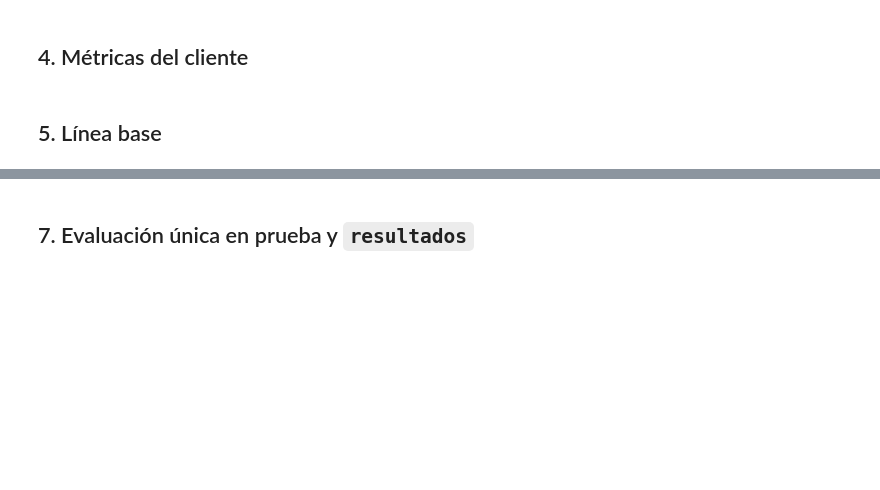
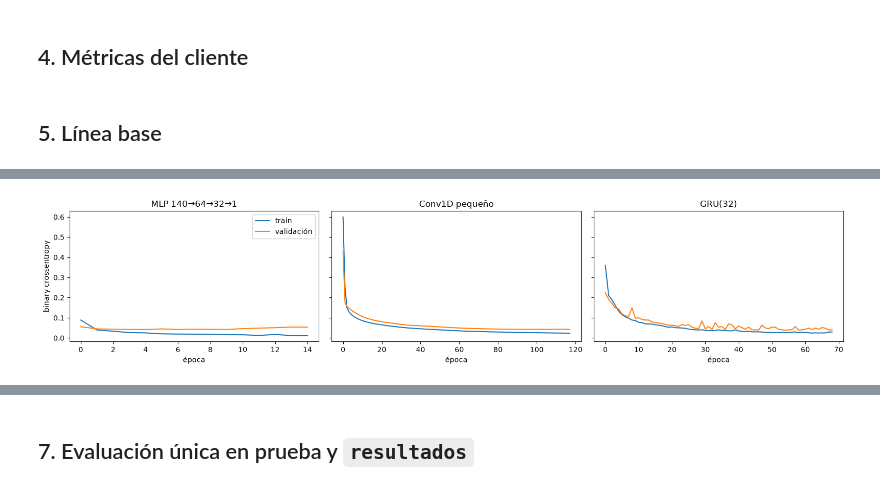
Before and after one commit to LuisPablo54/aa3-examen-p2-equipo-LuisFranMares, a Jupyter notebook: ecg/DEV_ecg.ipynb, the cells around one changed output, grey strips where cells are left out. Drawn from its saved outputs; the diff is of its cells as text; code cells hidden in the pictures; blank space fills up the shorter version.

```diff
--- a/ecg/DEV_ecg.ipynb
+++ b/ecg/DEV_ecg.ipynb
@@ -4,6 +4,14 @@
 
 **Especificaciones del cliente (prueba, umbral 0.5):** sensibilidad ≥ 0.95 · especificidad ≥ 0.95 · ≤ 20,000 parámetros entrenables.
 # %%
+import os
+os.environ["TF_CPP_MIN_LOG_LEVEL"] = "3"   # menos ruido en las salidas
 import random, numpy as np, tensorflow as tf
 SEED = 42
 random.seed(SEED); np.random.seed(SEED); tf.random.set_seed(SEED)
+
+def fijar_semillas():
+    """Se llama antes de construir cada modelo para que cada uno sea reproducible por separado."""
+    random.seed(SEED); np.random.seed(SEED); tf.random.set_seed(SEED)
+
+print("TensorFlow", tf.__version__)
@@ -55,4 +106,5 @@ def metricas(y_true, prob, umbral=0.5):
 # %%
 from sklearn.dummy import DummyClassifier
 base = DummyClassifier(strategy="most_frequent").fit(X_tr, y_tr)
-print(metricas(y_val, base.predict_proba(X_val)[:, 1]))
+prob_val = {"Línea base (clase más frecuente)": base.predict_proba(X_val)[:, 1]}
+print(metricas(y_val, prob_val["Línea base (clase más frecuente)"]))
@@ -63,0 +180,8 @@ MLP, Conv1D, GRU/LSTM. EarlyStopping sobre `val_loss`. Elegir con validación.
+# %%
+fig, ax = plt.subplots(1, 3, figsize=(16, 3.5), sharey=True)
+for a, (n, h) in zip(ax, historias.items()):
+    a.plot(h["loss"], label="train"); a.plot(h["val_loss"], label="validación")
+    a.set_title(n); a.set_xlabel("época")
+ax[0].set_ylabel("binary crossentropy"); ax[0].legend(); plt.tight_layout(); plt.show()
+# %% [output]
+[figure, added]
```
Also changed, not shown: parts of 25 cells of this notebook.
